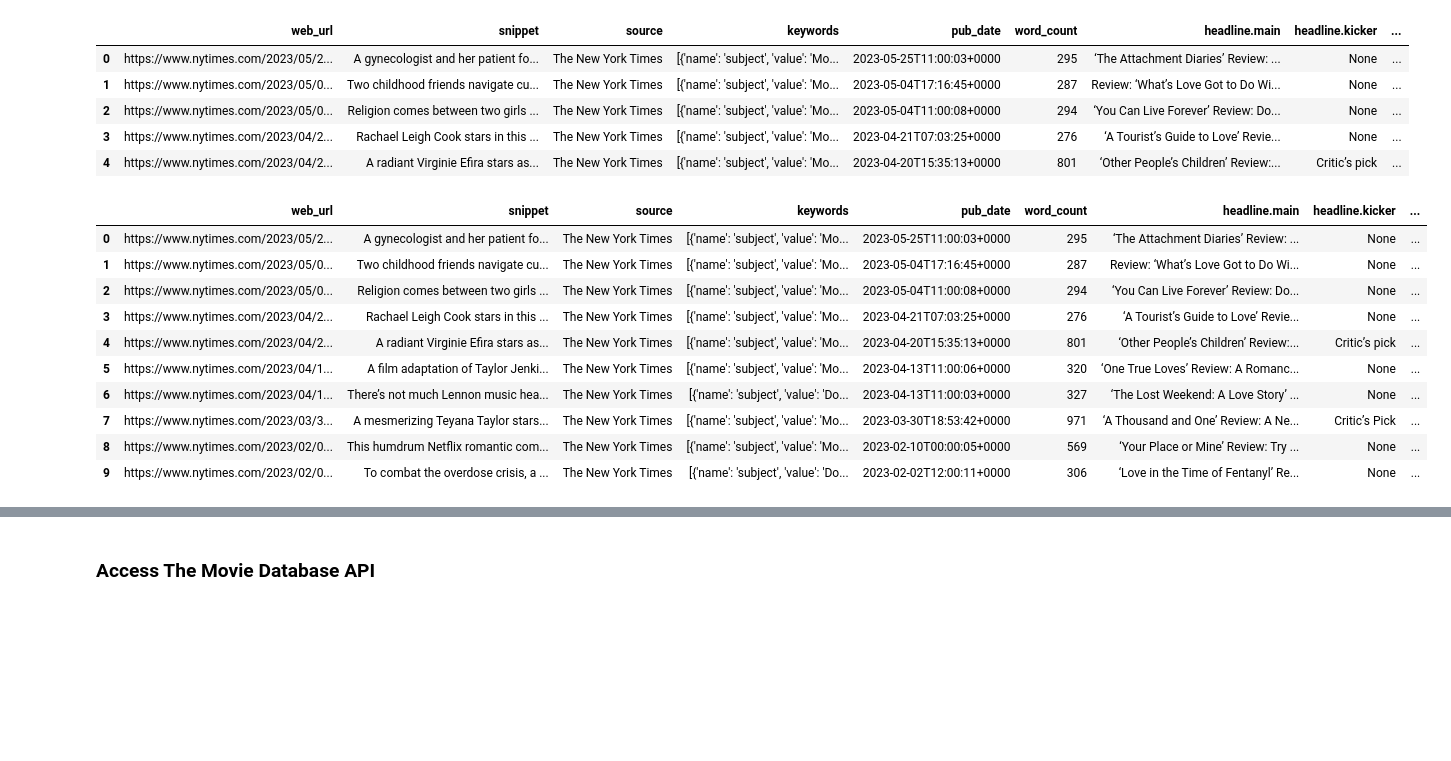
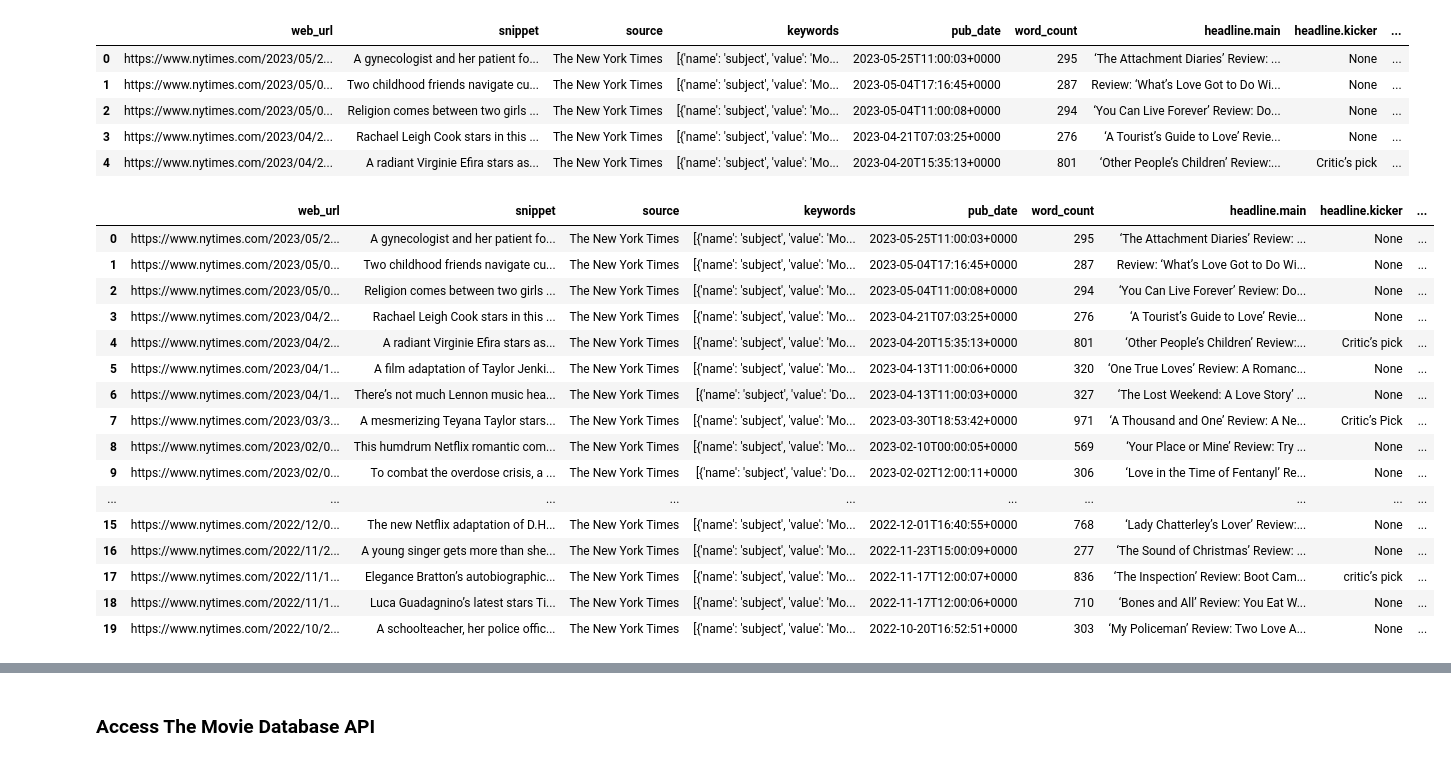
Before and after one commit to awm66/data-sourcing-challenge, a Jupyter notebook: retrieve_movie_data.ipynb, the cells around one changed output, grey strips where cells are left out. Cells and saved outputs as stored; diff of their text form; code cells hidden in the pictures; blank space fills up the shorter version.

```diff
--- a/retrieve_movie_data.ipynb
+++ b/retrieve_movie_data.ipynb
@@ -46,32 +46,31 @@ full_url = f'{url}fq={filter_query}&sort={sort}&fl={field_list}&begin_date={begi
 reviews_list = []
 
 # loop through pages 0-19
-pages = list(range(1))
+pages = list(range(2))
 for page_num in pages:
 
     # Create query with a page number
     # API results show 10 articles at a time
-    offset = page_num * 10
-    req_url = f'{full_url}&page={page_num}&offset={offset}'
+    req_url = f'{full_url}&page={page_num}'
 
     # Make a "GET" request and retrieve the JSON
-    nyt_reviews = requests.get(req_url).json()
+    reviews = requests.get(req_url).json()
 
     # Add a twelve second interval between queries to stay within API query limits
     time.sleep(12)
 
     # Check if valid status code
-    if nyt_reviews['status'] == 'OK':
+    if reviews['status'] == 'OK':
 
         # Try to save the reviews to the reviews_list
         try:
 
-            # loop through the reviews["response"]["docs"] and append each review to the list
-            for review in nyt_reviews["response"]["docs"]:
+            # Loop through the reviews["response"]["docs"] and append each review to the list
+            for review in reviews["response"]["docs"]:
                 reviews_list.append(review)
 
             # Print the page that was just retrieved
-            print(f'Page {page_num} successfully retrieved.')
+            print(f'Retrieved page {page_num}.')
 
         except:
             # Print no results for page.
@@ -132,10 +132,10 @@ nyt_reviews['response']['docs'][:1]
   'word_count': 295}]
 # %%
 # Convert reviews_list to a Pandas DataFrame using json_normalize()
-nyt_reviews_df = pd.json_normalize(reviews_list)
+reviews_df = pd.json_normalize(reviews_list)
 
 # Display dataframe
-nyt_reviews_df.head(5)
+reviews_df.head(5)
 # %% [output]
 |  | web_url | snippet | source | keywords | pub_date | word_count | headline.main | headline.kicker | ... |
 | 0 | https://www.nytimes.com/2023/05/2... | A gynecologist and her patient fo... | The New York Times | [{'name': 'subject', 'value': 'Mo... | 2023-05-25T11:00:03+0000 | 295 | ‘The Attachment Diaries’ Review: ... | None | ... |
@@ -146,26 +146,32 @@ nyt_reviews_df.head(5)
 # %%
 # Extract the title from the "headline.main" column and
 # save it to a new column "title"
 # Title is between unicode characters \u2018 and \u2019.
 # End string should include " Review" to avoid cutting title early
 
 # Source: Hint approach from Module 6 Challenge instructions
-nyt_reviews_df["title"] = nyt_reviews_df["headline.main"].apply(lambda st: st[st.find("\u2018")+1:st.find("\u2019 Review")])
+reviews_df["title"] = reviews_df["headline.main"].apply(lambda st: st[st.find("\u2018")+1:st.find("\u2019 Review")])
 
 # Display dataframe
-nyt_reviews_df
+reviews_df
 # %% [output]
 |  | web_url | snippet | source | keywords | pub_date | word_count | headline.main | headline.kicker | ... |
 | 0 | https://www.nytimes.com/2023/05/2... | A gynecologist and her patient fo... | The New York Times | [{'name': 'subject', 'value': 'Mo... | 2023-05-25T11:00:03+0000 | 295 | ‘The Attachment Diaries’ Review: ... | None | ... |
 | 1 | https://www.nytimes.com/2023/05/0... | Two childhood friends navigate cu... | The New York Times | [{'name': 'subject', 'value': 'Mo... | 2023-05-04T17:16:45+0000 | 287 | Review: ‘What’s Love Got to Do Wi... | None | ... |
 | 2 | https://www.nytimes.com/2023/05/0... | Religion comes between two girls ... | The New York Times | [{'name': 'subject', 'value': 'Mo... | 2023-05-04T11:00:08+0000 | 294 | ‘You Can Live Forever’ Review: Do... | None | ... |
 | 3 | https://www.nytimes.com/2023/04/2... | Rachael Leigh Cook stars in this ... | The New York Times | [{'name': 'subject', 'value': 'Mo... | 2023-04-21T07:03:25+0000 | 276 | ‘A Tourist’s Guide to Love’ Revie... | None | ... |
 | 4 | https://www.nytimes.com/2023/04/2... | A radiant Virginie Efira stars as... | The New York Times | [{'name': 'subject', 'value': 'Mo... | 2023-04-20T15:35:13+0000 | 801 | ‘Other People’s Children’ Review:... | Critic’s pick | ... |
 | 5 | https://www.nytimes.com/2023/04/1... | A film adaptation of Taylor Jenki... | The New York Times | [{'name': 'subject', 'value': 'Mo... | 2023-04-13T11:00:06+0000 | 320 | ‘One True Loves’ Review: A Romanc... | None | ... |
 | 6 | https://www.nytimes.com/2023/04/1... | There’s not much Lennon music hea... | The New York Times | [{'name': 'subject', 'value': 'Do... | 2023-04-13T11:00:03+0000 | 327 | ‘The Lost Weekend: A Love Story’ ... | None | ... |
 | 7 | https://www.nytimes.com/2023/03/3... | A mesmerizing Teyana Taylor stars... | The New York Times | [{'name': 'subject', 'value': 'Mo... | 2023-03-30T18:53:42+0000 | 971 | ‘A Thousand and One’ Review: A Ne... | Critic’s Pick | ... |
 | 8 | https://www.nytimes.com/2023/02/0... | This humdrum Netflix romantic com... | The New York Times | [{'name': 'subject', 'value': 'Mo... | 2023-02-10T00:00:05+0000 | 569 | ‘Your Place or Mine’ Review: Try ... | None | ... |
 | 9 | https://www.nytimes.com/2023/02/0... | To combat the overdose crisis, a ... | The New York Times | [{'name': 'subject', 'value': 'Do... | 2023-02-02T12:00:11+0000 | 306 | ‘Love in the Time of Fentanyl’ Re... | None | ... |
+| ... | ... | ... | ... | ... | ... | ... | ... | ... | ... |
+| 15 | https://www.nytimes.com/2022/12/0... | The new Netflix adaptation of D.H... | The New York Times | [{'name': 'subject', 'value': 'Mo... | 2022-12-01T16:40:55+0000 | 768 | ‘Lady Chatterley’s Lover’ Review:... | None | ... |
+| 16 | https://www.nytimes.com/2022/11/2... | A young singer gets more than she... | The New York Times | [{'name': 'subject', 'value': 'Mo... | 2022-11-23T15:00:09+0000 | 277 | ‘The Sound of Christmas’ Review: ... | None | ... |
+| 17 | https://www.nytimes.com/2022/11/1... | Elegance Bratton’s autobiographic... | The New York Times | [{'name': 'subject', 'value': 'Mo... | 2022-11-17T12:00:07+0000 | 836 | ‘The Inspection’ Review: Boot Cam... | critic’s pick | ... |
+| 18 | https://www.nytimes.com/2022/11/1... | Luca Guadagnino’s latest stars Ti... | The New York Times | [{'name': 'subject', 'value': 'Mo... | 2022-11-17T12:00:06+0000 | 710 | ‘Bones and All’ Review: You Eat W... | None | ... |
+| 19 | https://www.nytimes.com/2022/10/2... | A schoolteacher, her police offic... | The New York Times | [{'name': 'subject', 'value': 'Mo... | 2022-10-20T16:52:51+0000 | 303 | ‘My Policeman’ Review: Two Love A... | None | ... |
 # %%
 # Extract 'name' and 'value' from items in "keywords" column
 def extract_keywords(keyword_list):
```
Also changed, not shown: parts of 15 cells of this notebook.
